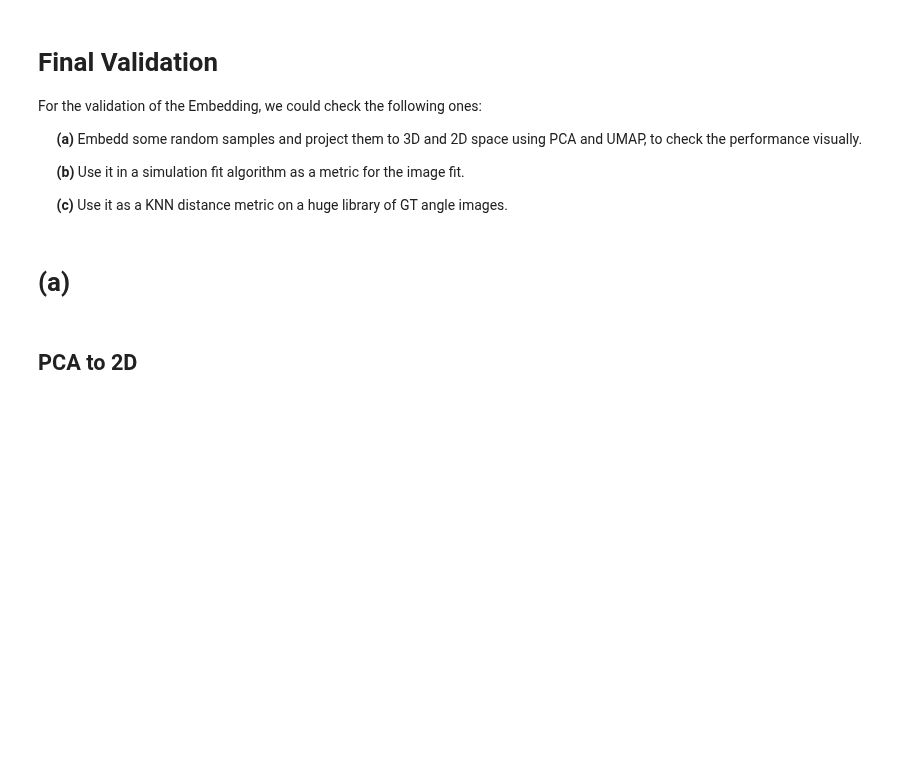
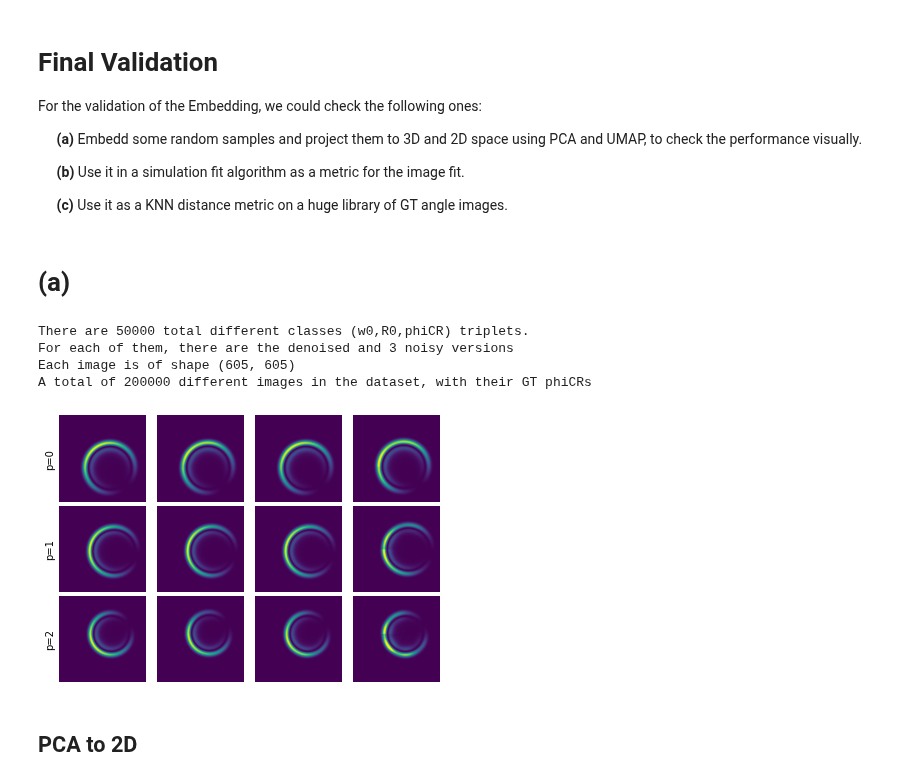
Before and after one commit to Oiangu9/Conical_Refraction_Polarimeter, a Jupyter notebook: LAB/DEEP_LEARNING/Noisy_Non_Noisy_Proximity_Metric/NOTEBOOK_Noisy_Image_Proximity_Metric_as_a_function_of_GT.ipynb, the cells around one changed output. Saved outputs shown, nothing was run; the diff lists cells and outputs as text; code cells hidden in the pictures; blank space fills up the shorter version.

```diff
--- a/LAB/DEEP_LEARNING/Noisy_Non_Noisy_Proximity_Metric/NOTEBOOK_Noisy_Image_Proximity_Metric_as_a_function_of_GT.ipynb
+++ b/LAB/DEEP_LEARNING/Noisy_Non_Noisy_Proximity_Metric/NOTEBOOK_Noisy_Image_Proximity_Metric_as_a_function_of_GT.ipynb
@@ -904,17 +966,24 @@ $\quad$   **(c)** Use it as a KNN distance metric on a huge library of GT angle
 P_to_embedd = 100
 K_to_embedd = K
 
-test_data = ImageDataloader(GT_file_path_test, images_h5_path_test, 1, K_to_embedd, 1, return_labels= True)
+test_data = ImageDataloader(GT_file_path_test, images_h5_path_test, 1, K_to_embedd, 1)
+# %% [output]
+There are 50000 total different classes (w0,R0,phiCR) triplets.
+For each of them, there are the denoised and 3 noisy versions
+Each image is of shape (605, 605)
+A total of 200000 different images in the dataset, with their GT phiCRs
 # %%
-images = np.array(training_data[i].to('cpu')) # [KP, 2X+1, 2X+1] uint8 in device
+images = np.array(training_data[0].to('cpu')) # [KP, 2X+1, 2X+1] uint8 in device
 
 fig, ax_array = plt.subplots(P, K)
 for p in range(P):
-    ax_array[p][0].set_xlabel(f"p={p}")
+    ax_array[p][0].set_ylabel(f"p={p}")
     for k in range(K):
         ax_array[p][k].imshow(images[K*p+k])
-plt.setp(axes, xticks=[], yticks=[], frame_on=False)
+plt.setp(ax_array, xticks=[], yticks=[], frame_on=False)
 plt.tight_layout(h_pad=0.4, w_pad=0.0001)
+# %% [output]
+[figure, added]
 # %%
 from sklearn.decomposition import PCA
 import plotly.express as px
```
Also changed, not shown: parts of 33 cells of this notebook, 2 other files.
